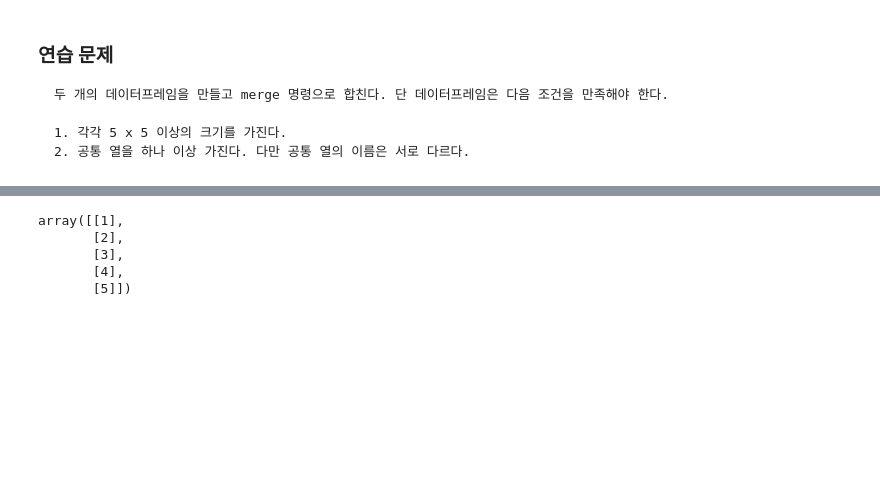
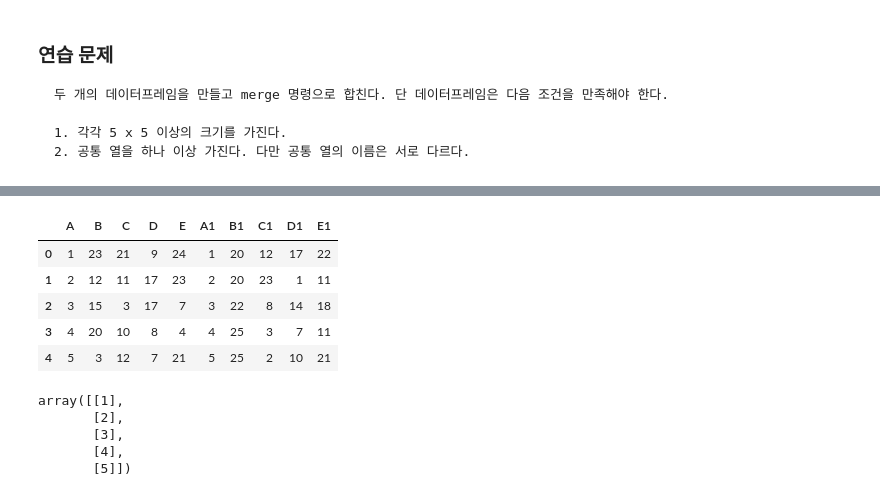
Before and after one commit to hana-K-918/wassup3, a Jupyter notebook: 03_Data_Preprocessing/02_07_Pandas 데이터프레임 합성.ipynb, the cells around one changed output, grey strips where cells are left out. Drawn from its saved outputs; the diff is of its cells as text; code cells hidden in the pictures; blank space fills up the shorter version.

```diff
--- a/03_Data_Preprocessing/02_07_Pandas 데이터프레임 합성.ipynb
+++ b/03_Data_Preprocessing/02_07_Pandas 데이터프레임 합성.ipynb
@@ -321,0 +325,5 @@ df1.join(df2, how='outer')
+# %%
+df1 = pd.DataFrame(np.random.randint(1,26, (5,5)),
+                columns=['A', 'B', 'C', 'D', 'E'])
+df1['A']=[1,2,3,4,5]
+df1
@@ -321,0 +337,5 @@ df1.join(df2, how='outer')
+# %%
+df2 = pd.DataFrame(np.random.randint(1,26, (5,5)),
+                columns=['A1', 'B1', 'C1', 'D1', 'E1'])
+df2['A1']=[1,2,3,4,5]
+df2
@@ -322,3 +349,12 @@ df1.join(df2, how='outer')
+# %%
+pd.merge(df1, df2, left_on='A', right_on='A1')
+# %% [output]
+|  | A | B | C | D | E | A1 | B1 | C1 | D1 | E1 |
+| 0 | 1 | 23 | 21 | 9 | 24 | 1 | 20 | 12 | 17 | 22 |
+| 1 | 2 | 12 | 11 | 17 | 23 | 2 | 20 | 23 | 1 | 11 |
+| 2 | 3 | 15 | 3 | 17 | 7 | 3 | 22 | 8 | 14 | 18 |
+| 3 | 4 | 20 | 10 | 8 | 4 | 4 | 25 | 3 | 7 | 11 |
+| 4 | 5 | 3 | 12 | 7 | 21 | 5 | 25 | 2 | 10 | 21 |
 # %%
 # 공통열 만들기
 idx = np.array(list(range(1, 6))).reshape(5,1)
```
Also changed, not shown: parts of 12 cells of this notebook, 5 other files.
